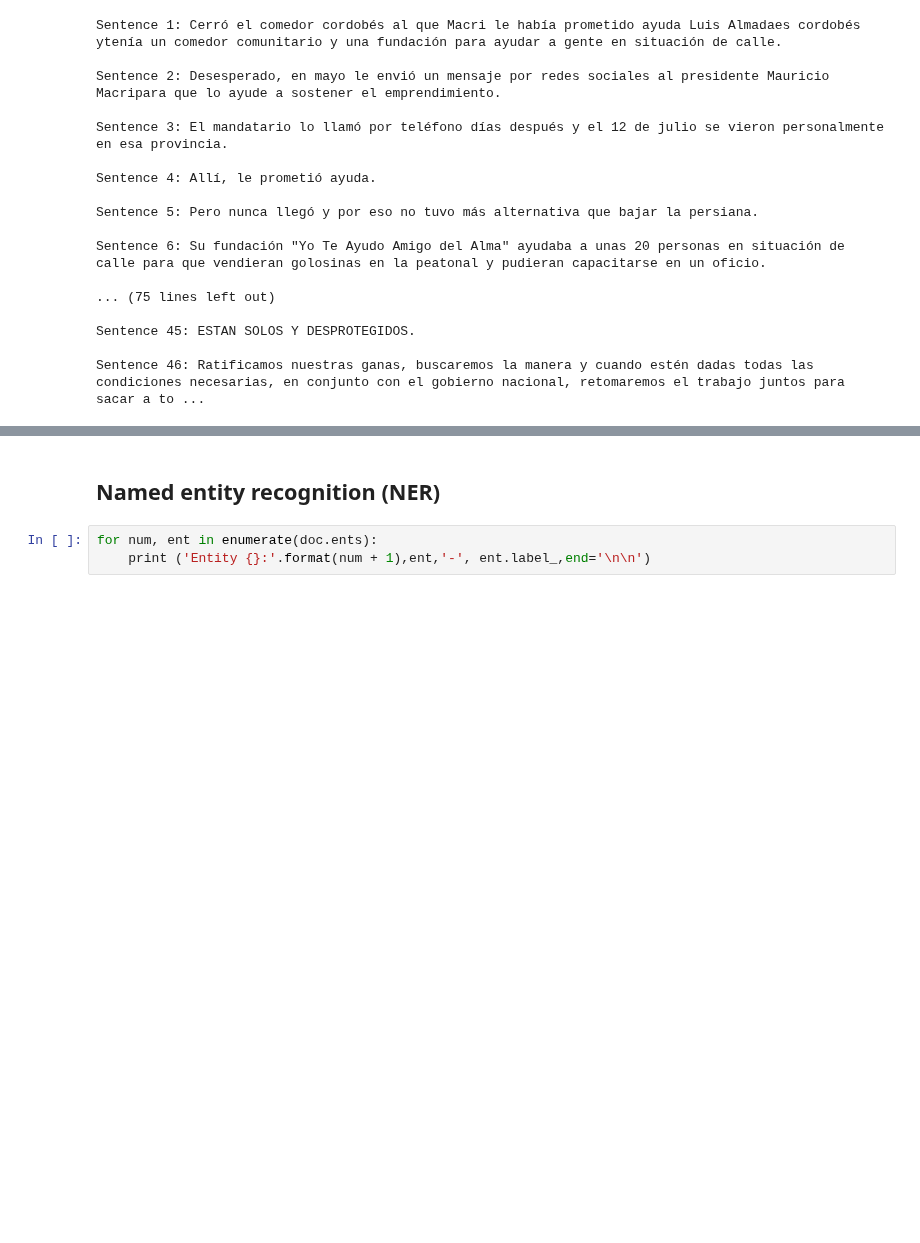
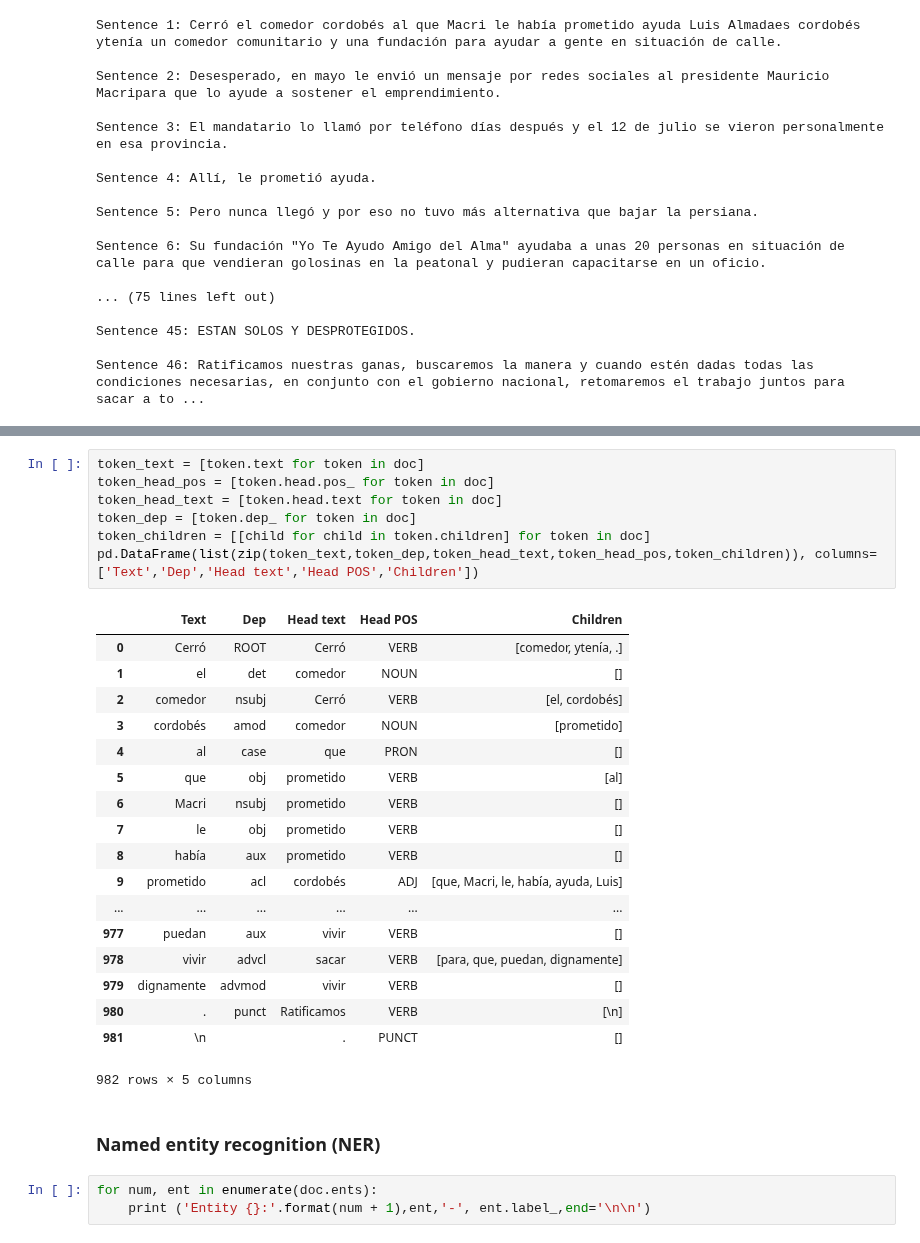
Before and after one commit to rugantio/NLP_fbtrex, a Jupyter notebook: Untitled.ipynb, the cells around one changed output, grey strips where cells are left out. Drawn from its saved outputs; the diff is of its cells as text; blank space fills up the shorter version.

```diff
--- a/Untitled.ipynb
+++ b/Untitled.ipynb
@@ -194,5 +238,31 @@ Sentence 46: Ratificamos nuestras ganas, buscaremos la manera y cuando estén da
+# %%
+token_text = [token.text for token in doc]
+token_head_pos = [token.head.pos_ for token in doc]
+token_head_text = [token.head.text for token in doc]
+token_dep = [token.dep_ for token in doc]
+token_children = [[child for child in token.children] for token in doc]
+pd.DataFrame(list(zip(token_text,token_dep,token_head_text,token_head_pos,token_children)), columns=['Text','Dep','Head text','Head POS','Children'])
+# %% [output]
+|  | Text | Dep | Head text | Head POS | Children |
+| 0 | Cerró | ROOT | Cerró | VERB | [comedor, ytenía, .] |
+| 1 | el | det | comedor | NOUN | [] |
+| 2 | comedor | nsubj | Cerró | VERB | [el, cordobés] |
+| 3 | cordobés | amod | comedor | NOUN | [prometido] |
+| 4 | al | case | que | PRON | [] |
+| 5 | que | obj | prometido | VERB | [al] |
+| 6 | Macri | nsubj | prometido | VERB | [] |
+| 7 | le | obj | prometido | VERB | [] |
+| 8 | había | aux | prometido | VERB | [] |
+| 9 | prometido | acl | cordobés | ADJ | [que, Macri, le, había, ayuda, Luis] |
+| ... | ... | ... | ... | ... | ... |
+| 977 | puedan | aux | vivir | VERB | [] |
+| 978 | vivir | advcl | sacar | VERB | [para, que, puedan, dignamente] |
+| 979 | dignamente | advmod | vivir | VERB | [] |
+| 980 | . | punct | Ratificamos | VERB | [\n] |
+| 981 | \n |  | . | PUNCT | [] |
+982 rows × 5 columns
 # %% [markdown]
-## Named entity recognition (NER)
+### Named entity recognition (NER)
 # %%
 for num, ent in enumerate(doc.ents):
     print ('Entity {}:'.format(num + 1),ent,'-', ent.label_,end='\n\n')
```
Also changed, not shown: parts of 12 cells of this notebook.
